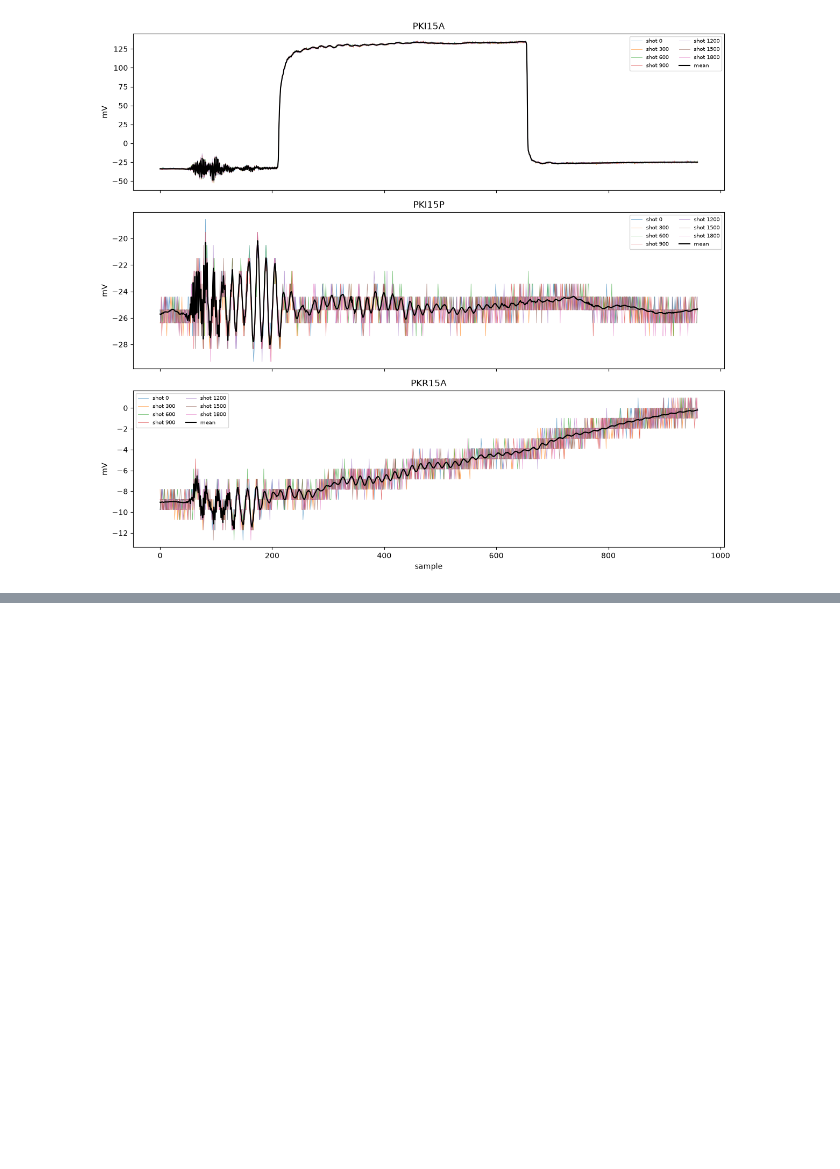
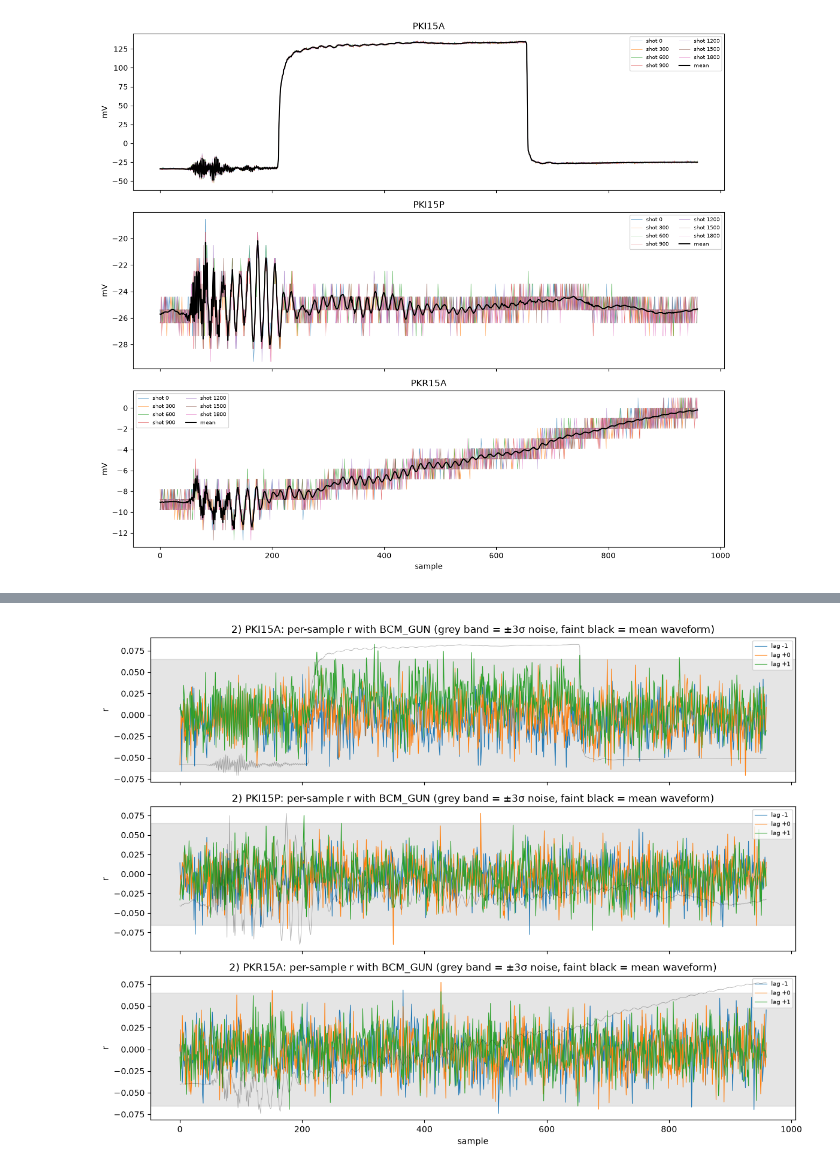
Before and after one commit to aghribi/artifact-hackathon-2026, a Jupyter notebook: challenges/optimisation/fast-approximate/notebooks/02_extract_waveforms.ipynb, the cells around one changed output, grey strips where cells are left out. Saved outputs shown, nothing was run; the diff lists cells and outputs as text; code cells hidden in the pictures; blank space fills up the shorter version.

```diff
--- a/challenges/optimisation/fast-approximate/notebooks/02_extract_waveforms.ipynb
+++ b/challenges/optimisation/fast-approximate/notebooks/02_extract_waveforms.ipynb
@@ -181,0 +233,22 @@ fig.tight_layout()
+# %%
+# 2) per-sample correlation map: r(sample) between waveform[i + lag, sample] and BCM_GUN[i]
+b = detrend(bcm_gun)[5:-5]
+b = (b - b.mean()) / b.std()
+
+fig, axes = plt.subplots(len(KLYSTRON), 1, figsize=(12, 3 * len(KLYSTRON)), sharex=True)
+for ax, name in zip(axes, KLYSTRON):
+    w = detrend(waveforms[name])
+    w = (w - w.mean(axis=0)) / (w.std(axis=0) + 1e-12)
+    for lag in (-1, 0, 1):
+        r = (np.roll(w, -lag, axis=0)[5:-5] * b[:, None]).mean(axis=0)
+        ax.plot(r, lw=0.8, label=f"lag {lag:+d}")
+    ax.axhspan(-noise, noise, color="grey", alpha=0.2)
+    ax2 = ax.twinx()
+    ax2.plot(waveforms[name].mean(axis=0), "k", lw=0.6, alpha=0.3)
+    ax2.set_yticks([])
+    ax.set(title=f"2) {name}: per-sample r with BCM_GUN (grey band = ±3σ noise, faint black = mean waveform)", ylabel="r")
+    ax.legend(fontsize=7, loc="upper right")
+axes[-1].set_xlabel("sample")
+fig.tight_layout()
+# %% [output]
+[figure, added]
```
Also changed, not shown: parts of 4 cells of this notebook, 1 other file.
